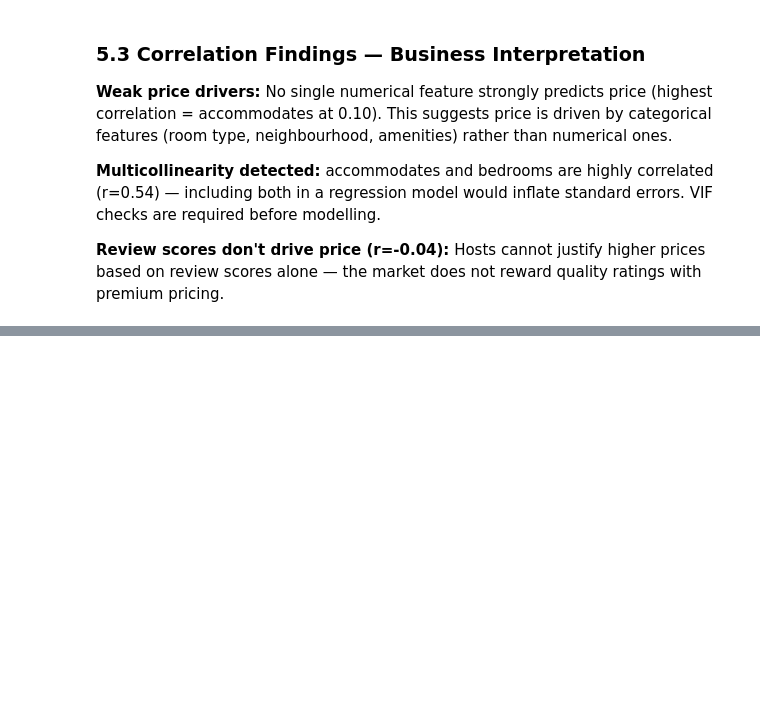
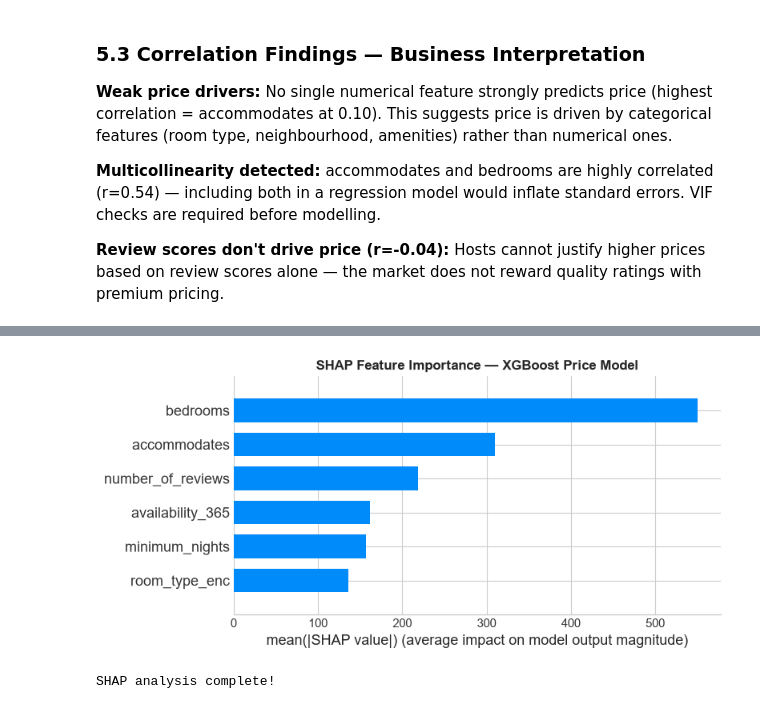
Before and after one commit to SathsaraniBS/airbnb-analysis, a Jupyter notebook: notebooks/01_data_exploration.ipynb, the cells around one changed output, grey strips where cells are left out. Drawn from its saved outputs; the diff is of its cells as text; code cells hidden in the pictures; blank space fills up the shorter version.

```diff
--- a/notebooks/01_data_exploration.ipynb
+++ b/notebooks/01_data_exploration.ipynb
@@ -986,0 +1121,24 @@ reward quality ratings with premium pricing.
+# %%
+# SHAP Feature Importance
+import shap
+
+# Train XGBoost on full data
+best_model = XGBRegressor(n_estimators=100, random_state=42, verbosity=0)
+best_model.fit(X, y)
+
+# SHAP explainer
+explainer = shap.TreeExplainer(best_model)
+shap_values = explainer.shap_values(X.sample(1000, random_state=42))
+
+# SHAP summary plot
+plt.figure(figsize=(10, 6))
+shap.summary_plot(shap_values, X.sample(1000, random_state=42),
+                  plot_type="bar", show=False)
+plt.title("SHAP Feature Importance — XGBoost Price Model",
+          fontweight='bold')
+plt.tight_layout()
+plt.show()
+print("SHAP analysis complete!")
+# %% [output]
+[figure, added]
+SHAP analysis complete!
```
Also changed, not shown: parts of 7 cells of this notebook.
